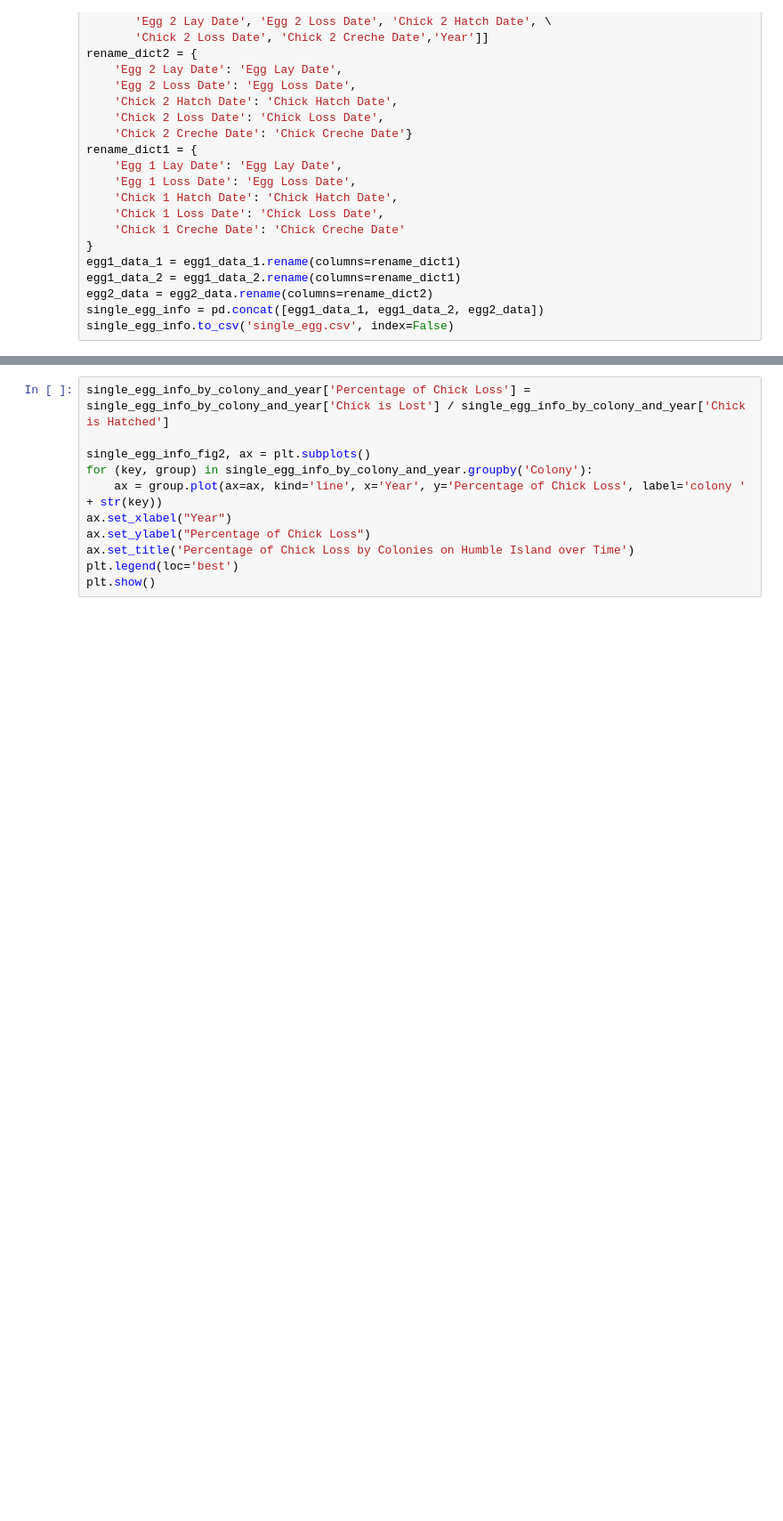
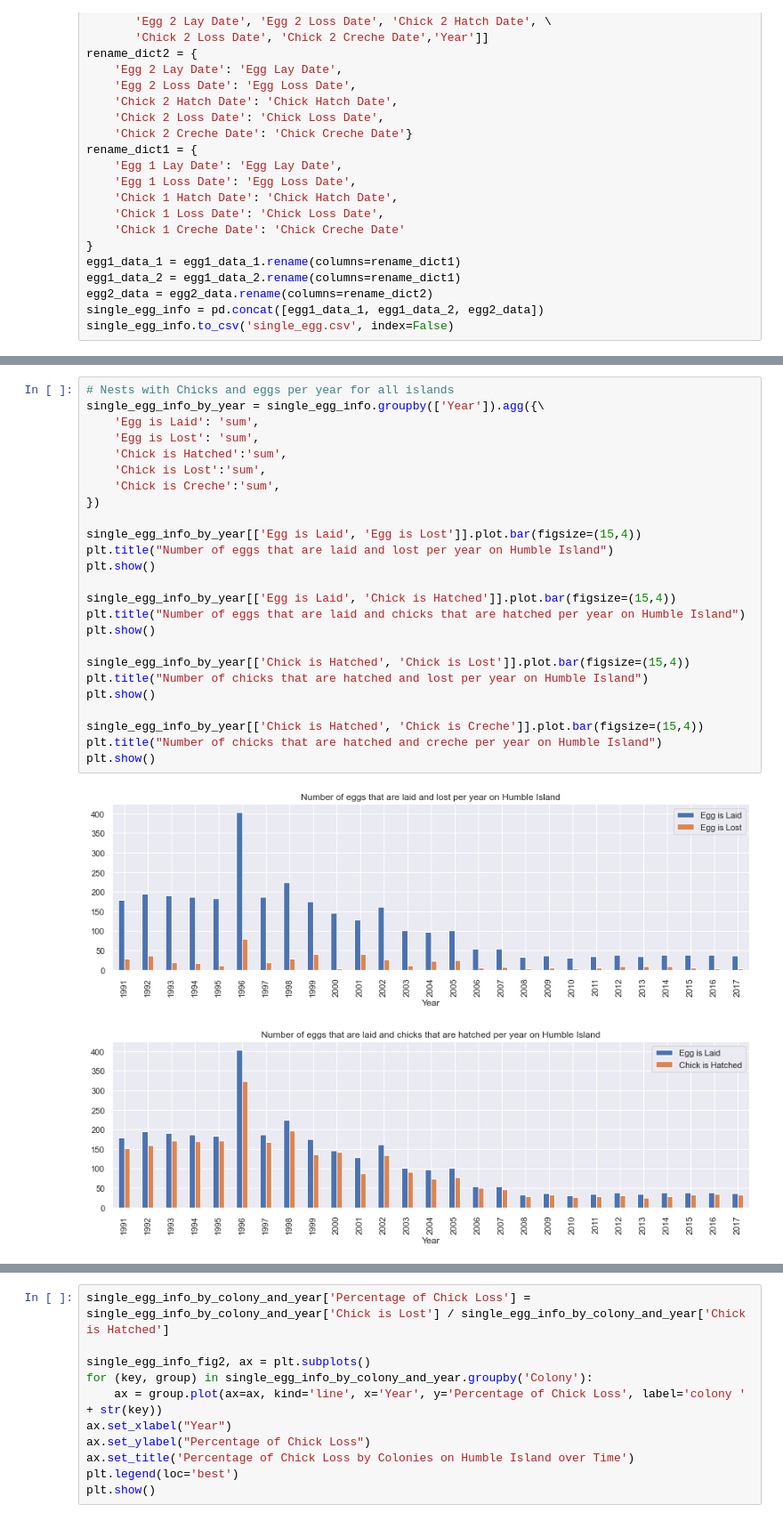
Before and after one commit to cynthiadwq/IDS-final-project, a Jupyter notebook: EDA/eda_chick_broods_and_reproductive_success.ipynb, the cells around one changed output, grey strips where cells are left out. Shown at 89% size. Drawn from its saved outputs; the diff is of its cells as text; blank space fills up the shorter version.

```diff
--- a/EDA/eda_chick_broods_and_reproductive_success.ipynb
+++ b/EDA/eda_chick_broods_and_reproductive_success.ipynb
@@ -327,0 +365,28 @@ plt.show()
+# %%
+# Nests with Chicks and eggs per year for all islands
+single_egg_info_by_year = single_egg_info.groupby(['Year']).agg({\
+    'Egg is Laid': 'sum',
+    'Egg is Lost': 'sum',
+    'Chick is Hatched':'sum',
+    'Chick is Lost':'sum',
+    'Chick is Creche':'sum',
+})
+
+single_egg_info_by_year[['Egg is Laid', 'Egg is Lost']].plot.bar(figsize=(15,4))
+plt.title("Number of eggs that are laid and lost per year on Humble Island")
+plt.show()
+
+single_egg_info_by_year[['Egg is Laid', 'Chick is Hatched']].plot.bar(figsize=(15,4))
+plt.title("Number of eggs that are laid and chicks that are hatched per year on Humble Island")
+plt.show()
+
+single_egg_info_by_year[['Chick is Hatched', 'Chick is Lost']].plot.bar(figsize=(15,4))
+plt.title("Number of chicks that are hatched and lost per year on Humble Island")
+plt.show()
+
+single_egg_info_by_year[['Chick is Hatched', 'Chick is Creche']].plot.bar(figsize=(15,4))
+plt.title("Number of chicks that are hatched and creche per year on Humble Island")
+plt.show()
+# %% [output]
+[figure, added]
+[figure, added]
```
Also changed, not shown: parts of 13 cells of this notebook.
